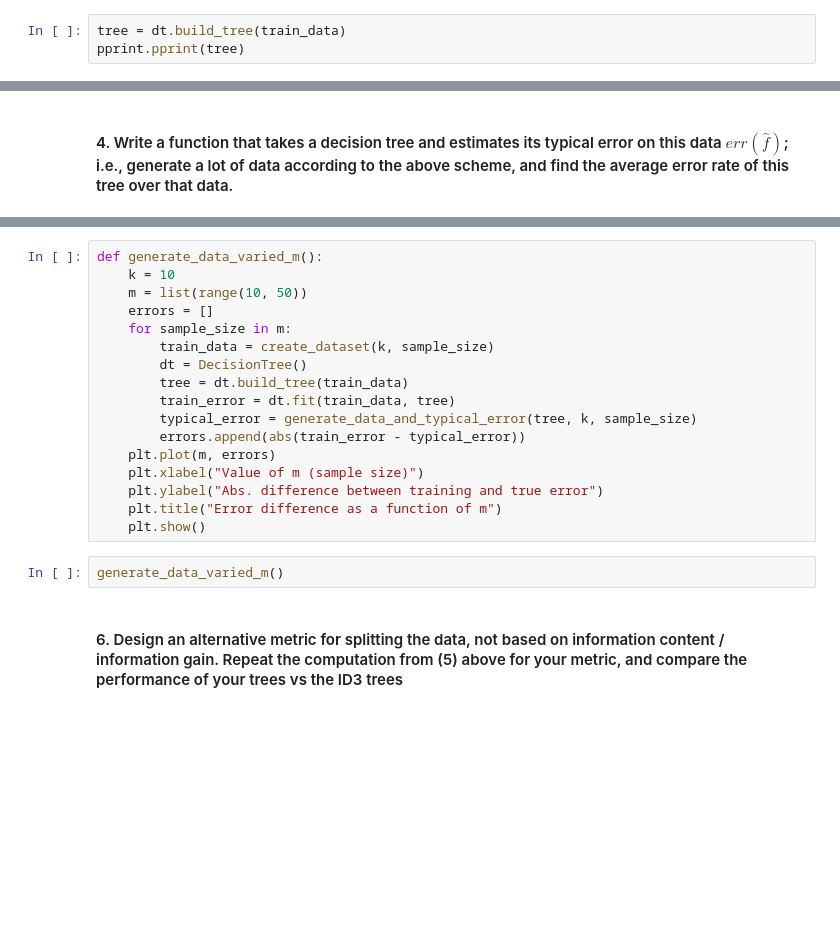
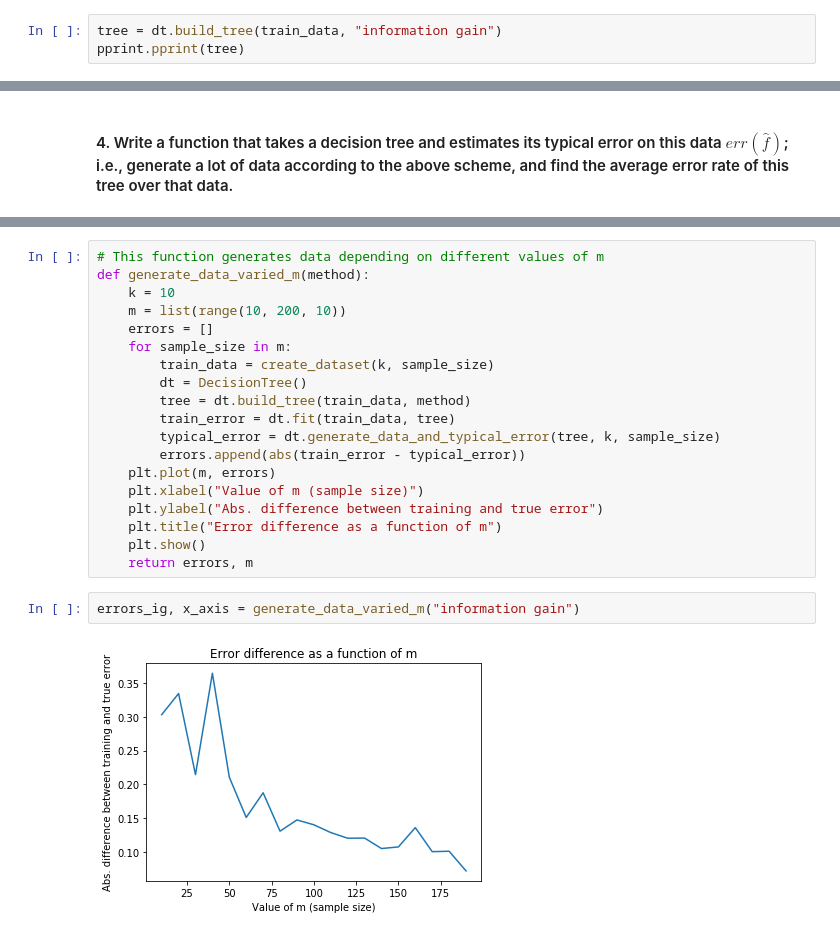
Before and after one commit to vedantc6/CS536_MachineLearning, a Jupyter notebook: Assignment2/hw2_DecisionTrees.ipynb, the cells around one changed output, grey strips where cells are left out. Cells and saved outputs as stored; diff of their text form; blank space fills up the shorter version.

```diff
--- a/Assignment2/hw2_DecisionTrees.ipynb
+++ b/Assignment2/hw2_DecisionTrees.ipynb
@@ -249,6 +307,6 @@ class DecisionTree():
 # %%
 dt = DecisionTree()
 # %%
-tree = dt.build_tree(train_data)
+tree = dt.build_tree(train_data, "information gain")
 pprint.pprint(tree)
 # %% [output]
@@ -271,21 +332,23 @@ typical_error
 # %%
-def generate_data_varied_m():
+# This function generates data depending on different values of m
+def generate_data_varied_m(method):
     k = 10
-    m = list(range(10, 50))
+    m = list(range(10, 200, 10))
     errors = []
     for sample_size in m:
         train_data = create_dataset(k, sample_size)
         dt = DecisionTree()
-        tree = dt.build_tree(train_data)
+        tree = dt.build_tree(train_data, method)
         train_error = dt.fit(train_data, tree)
-        typical_error = generate_data_and_typical_error(tree, k, sample_size)
+        typical_error = dt.generate_data_and_typical_error(tree, k, sample_size)
         errors.append(abs(train_error - typical_error))
     plt.plot(m, errors)
     plt.xlabel("Value of m (sample size)")
     plt.ylabel("Abs. difference between training and true error")
     plt.title("Error difference as a function of m")
     plt.show()
+    return errors, m
-# %%
-generate_data_varied_m()
-# %% [markdown]
-#### 6. Design an alternative metric for splitting the data, not based on information content / information gain. Repeat the computation from (5) above for your metric, and compare the performance of your trees vs the ID3 trees
+# %%
+errors_ig, x_axis = generate_data_varied_m("information gain")
+# %% [output]
+[figure, added]
```
Also changed, not shown: parts of 21 cells of this notebook, 2 other files.
